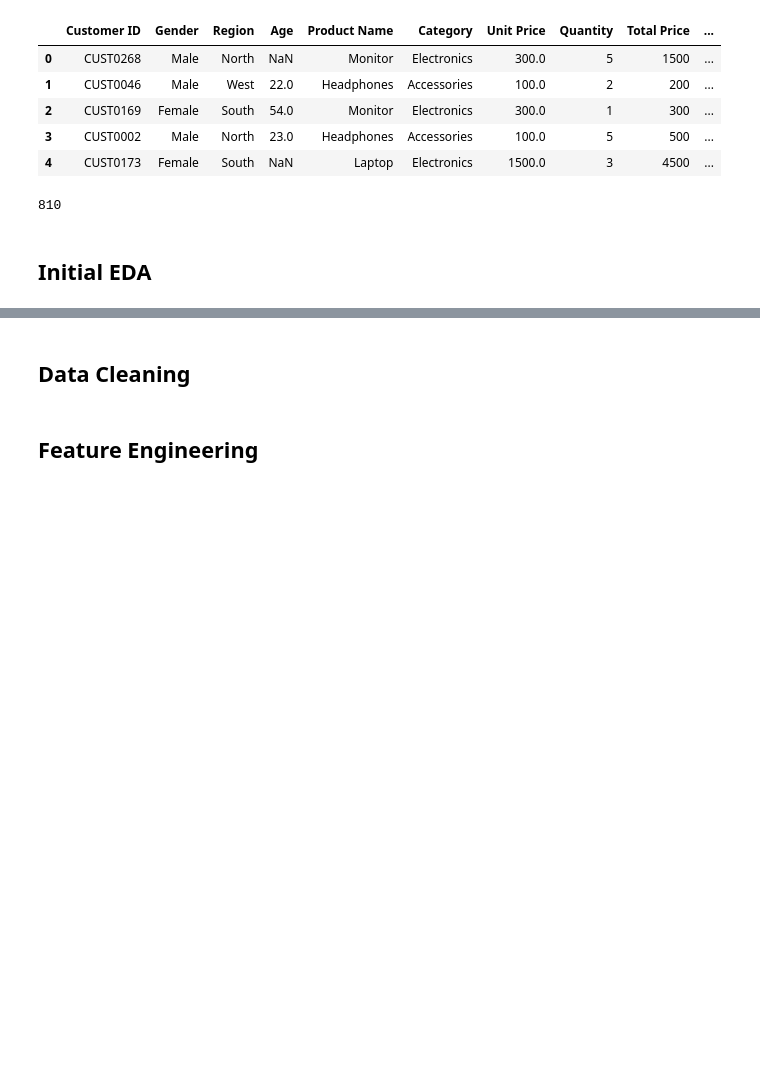
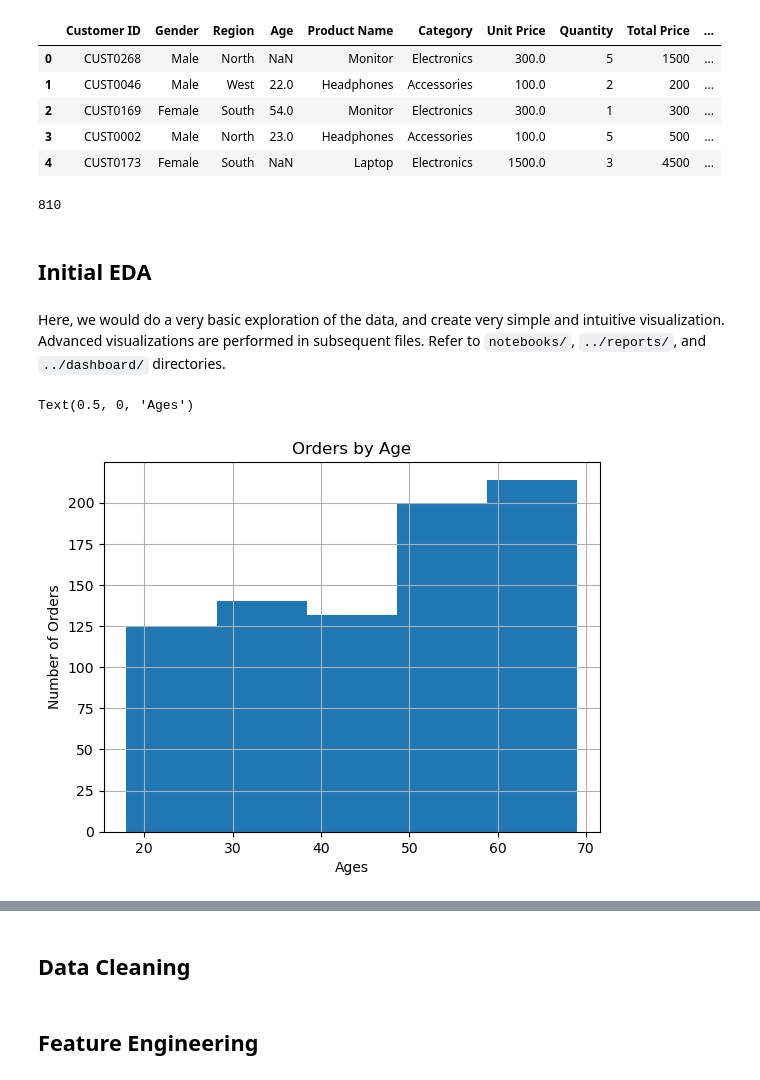
Before and after one commit to Mohammed-Hanan-Othman/ecommerce-sales-analysis, a Jupyter notebook: notebooks/1.data_cleaning.ipynb, the cells around one changed output, grey strips where cells are left out. Cells and saved outputs as stored; diff of their text form; code cells hidden in the pictures; blank space fills up the shorter version.

Commit message:
Updated data cleaning notebook to Included initial EDA.

```diff
--- a/notebooks/1.data_cleaning.ipynb
+++ b/notebooks/1.data_cleaning.ipynb
@@ -79,3 +80,15 @@ df["Order Date"] = pd.to_datetime(df["Order Date"])
 # df.info()
 # %% [markdown]
 ## Initial EDA
+# %% [markdown]
+Here, we would do a very basic exploration of the data, and create very simple and intuitive visualization. Advanced visualizations are performed in subsequent files. Refer to `notebooks/`, `../reports/`, and `../dashboard/` directories.
+# %%
+# Histogram of purchases broken down by age
+df["Age"].hist(bins=5)
+plt.title("Orders by Age")
+plt.ylabel("Number of Orders")
+plt.xlabel("Ages")
+# plt.show()
+# %% [output]
+Text(0.5, 0, 'Ages')
+[figure, added]
```
Also changed, not shown: parts of 9 cells of this notebook.
